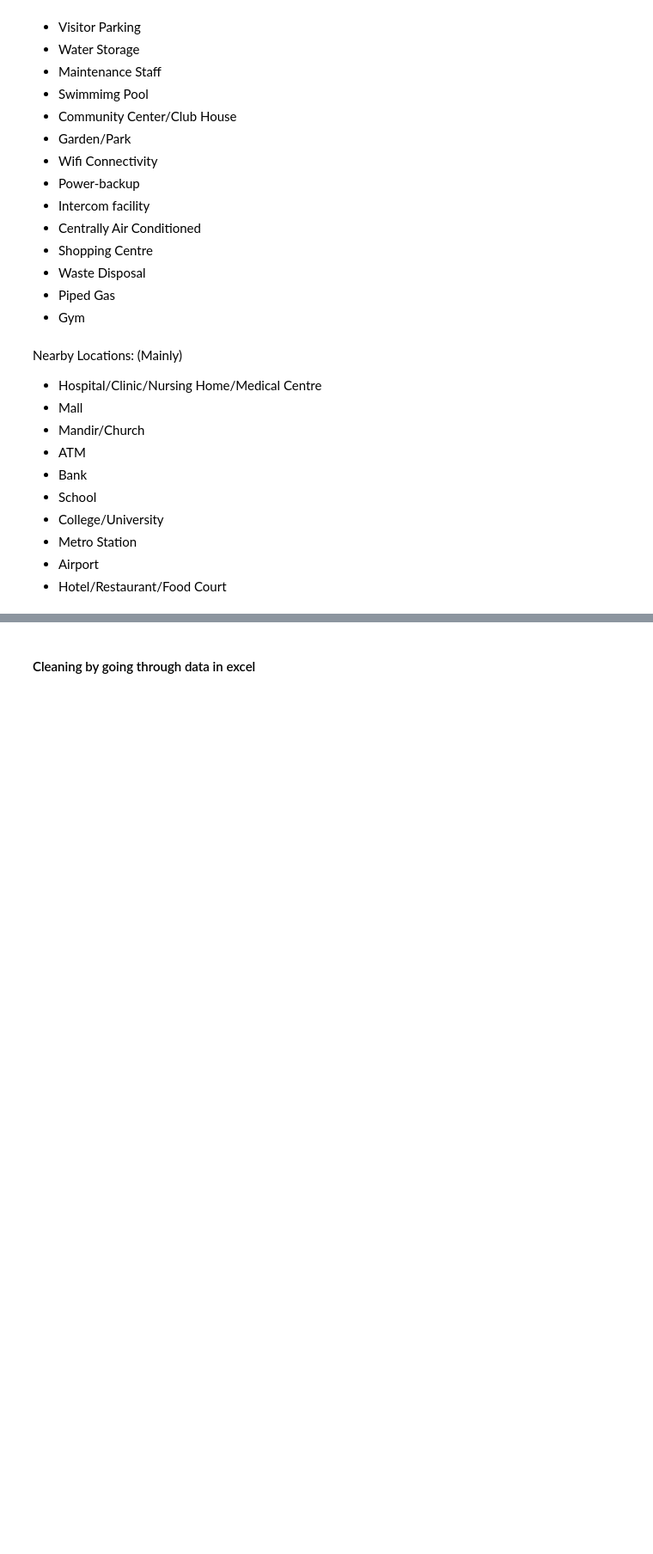
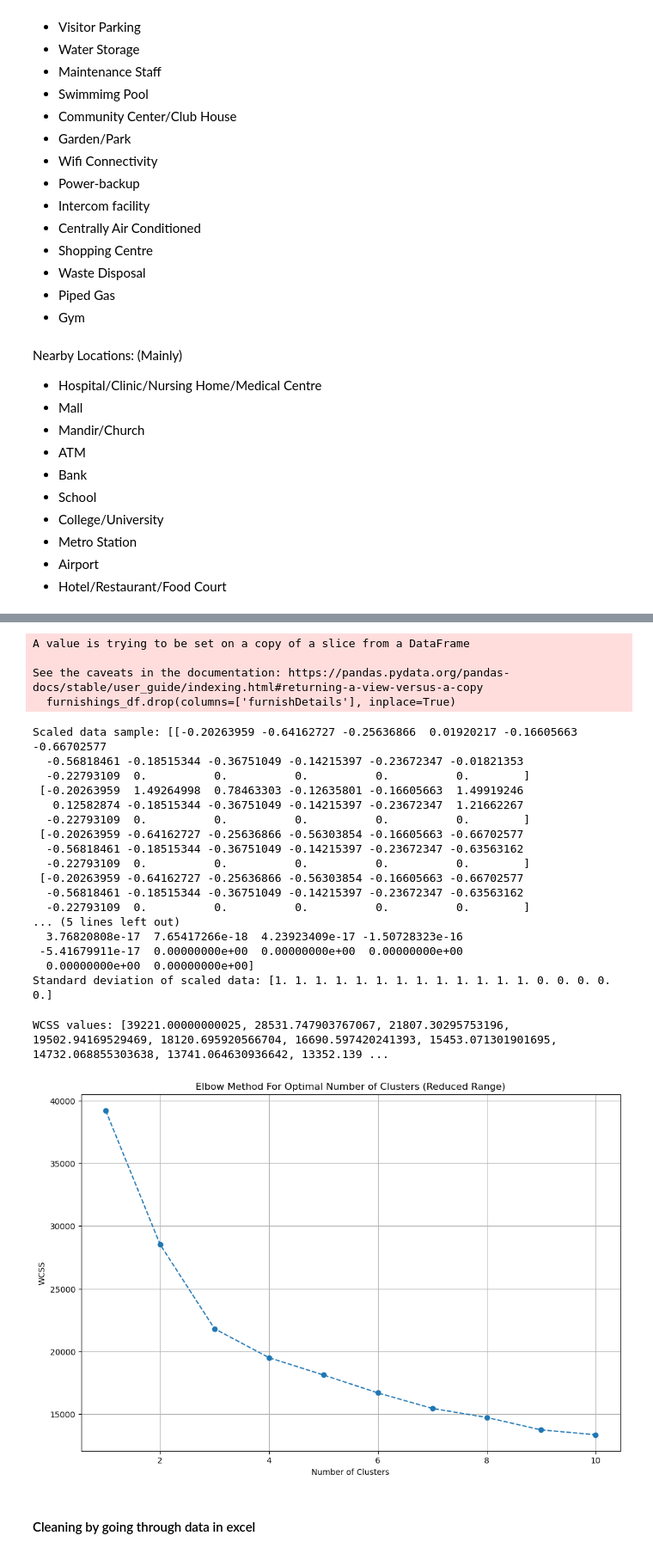
Before and after one commit to agarwalyashh/Real-Estate, a Jupyter notebook: Capstone.ipynb, the cells around one changed output, grey strips where cells are left out. Shown at 86% size. Saved outputs shown, nothing was run; the diff lists cells and outputs as text; code cells hidden in the pictures; blank space fills up the shorter version.

```diff
--- a/Capstone.ipynb
+++ b/Capstone.ipynb
@@ -496,5 +456,0 @@ scaled_data = scaler.fit_transform(furnishings_df)
-# %%
- # unfurnished, semi-furnished, fully-furnished
-kmeans = KMeans(n_clusters=3, random_state=42)
-kmeans.fit(scaled_data)
-cluster_assignments = kmeans.predict(scaled_data)
@@ -503,2 +457,70 @@ df['furnishing_type']=cluster_assignments
-# %%
-df.drop(columns=['nearbyLocations','description','furnishDetails','features'],inplace=True)
+# %%
+# furnish details
+all_furnishings = []
+for detail in df['furnishDetails'].dropna():
+    furnishings = detail.replace('[', '').replace(']', '').replace("'", "").split(', ')
+    all_furnishings.extend(furnishings)
+unique_furnishings = list(set(all_furnishings))
+
+def get_furnishing_count(details, furnishing):
+    if isinstance(details, str):
+        if f"No {furnishing}" in details:
+            return 0
+        pattern = re.compile(f"(\\d+) {furnishing}")
+        match = pattern.search(details)
+        if match:
+            return int(match.group(1))
+        elif furnishing in details:
+            return 1
+    return 0
+
+columns_to_include = [re.sub(r'No |\d+', '', furnishing).strip() for furnishing in unique_furnishings]
+columns_to_include = list(set(columns_to_include))
+columns_to_include = [furnishing for furnishing in columns_to_include if furnishing]
+
+for furnishing in columns_to_include:
+    df[furnishing] = df['furnishDetails'].apply(lambda x: get_furnishing_count(x, furnishing))
+
+furnishings_df = df[['furnishDetails'] + columns_to_include]
+furnishings_df.drop(columns=['furnishDetails'], inplace=True)
+
+scaler = StandardScaler()
+scaled_data = scaler.fit_transform(furnishings_df)
+
+wcss_reduced = []
+for i in range(1, 11):
+    kmeans = KMeans(n_clusters=i, init='k-means++', random_state=42)
+    kmeans.fit(scaled_data)
+    wcss_reduced.append(kmeans.inertia_)
+
+plt.figure(figsize=(12, 8))
+plt.plot(range(1, 11), wcss_reduced, marker='o', linestyle='--')
+plt.title('Elbow Method For Optimal Number of Clusters (Reduced Range)')
+plt.xlabel('Number of Clusters')
+plt.ylabel('WCSS')
+plt.grid(True)
+plt.show()
+# %% [output]
+A value is trying to be set on a copy of a slice from a DataFrame
+
+See the caveats in the documentation: https://pandas.pydata.org/pandas-docs/stable/user_guide/indexing.html#returning-a-view-versus-a-copy
+  furnishings_df.drop(columns=['furnishDetails'], inplace=True)
+Scaled data sample: [[-0.20263959 -0.64162727 -0.25636866  0.01920217 -0.16605663 -0.66702577
+  -0.56818461 -0.18515344 -0.36751049 -0.14215397 -0.23672347 -0.01821353
+  -0.22793109  0.          0.          0.          0.          0.        ]
+ [-0.20263959  1.49264998  0.78463303 -0.12635801 -0.16605663  1.49919246
+   0.12582874 -0.18515344 -0.36751049 -0.14215397 -0.23672347  1.21662267
+  -0.22793109  0.          0.          0.          0.          0.        ]
+ [-0.20263959 -0.64162727 -0.25636866 -0.56303854 -0.16605663 -0.66702577
+  -0.56818461 -0.18515344 -0.36751049 -0.14215397 -0.23672347 -0.63563162
+  -0.22793109  0.          0.          0.          0.          0.        ]
+ [-0.20263959 -0.64162727 -0.25636866 -0.56303854 -0.16605663 -0.66702577
+  -0.56818461 -0.18515344 -0.36751049 -0.14215397 -0.23672347 -0.63563162
+  -0.22793109  0.          0.          0.          0.          0.        ]
+... (5 lines left out)
+  3.76820808e-17  7.65417266e-18  4.23923409e-17 -1.50728323e-16
+ -5.41679911e-17  0.00000000e+00  0.00000000e+00  0.00000000e+00
+  0.00000000e+00  0.00000000e+00]
+Standard deviation of scaled data: [1. 1. 1. 1. 1. 1. 1. 1. 1. 1. 1. 1. 1. 0. 0. 0. 0. 0.]
+WCSS values: [39221.00000000025, 28531.747903767067, 21807.30295753196, 19502.94169529469, 18120.695920566704, 16690.597420241393, 15453.071301901695, 14732.068855303638, 13741.064630936642, 13352.139 ...
+[figure, added]
```
Also changed, not shown: parts of 44 cells of this notebook.
